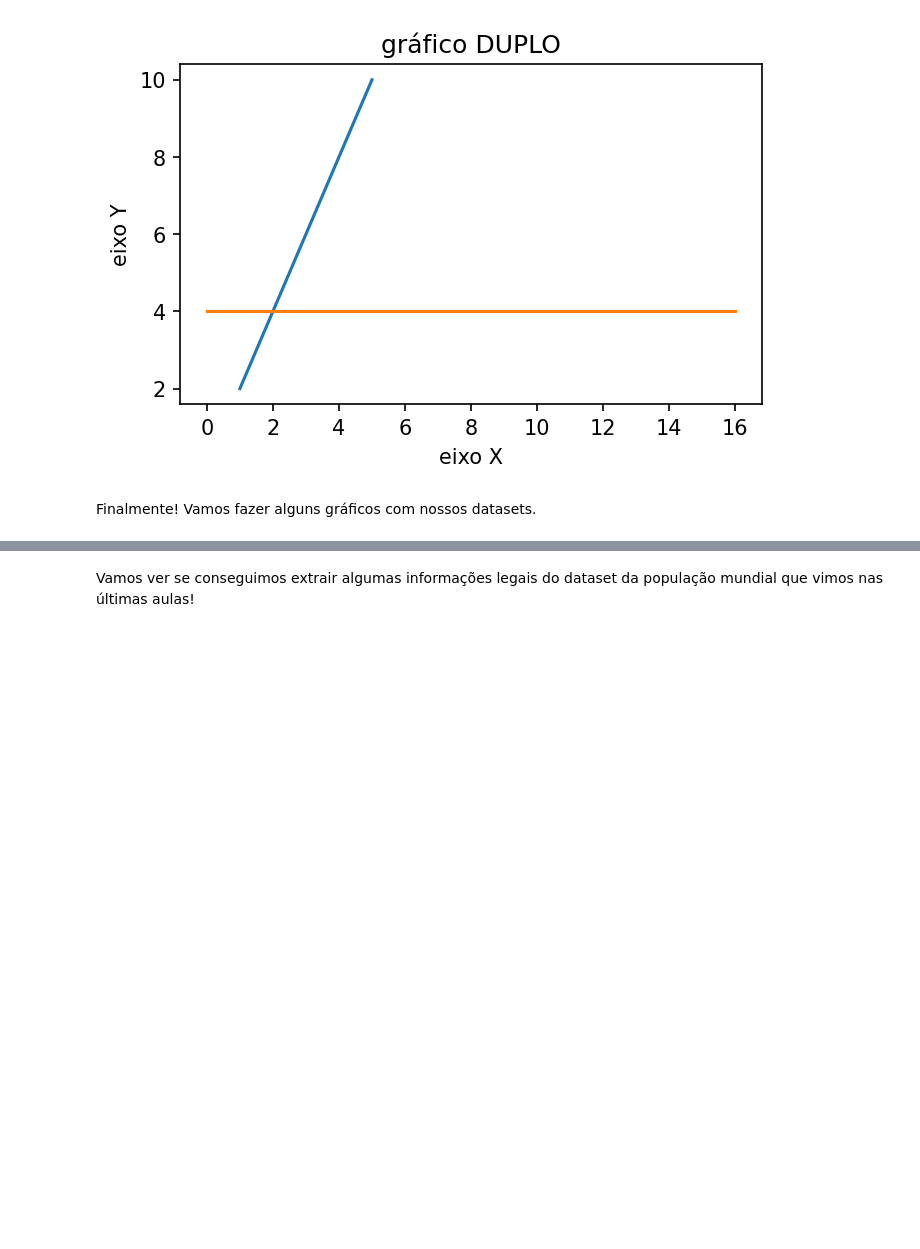
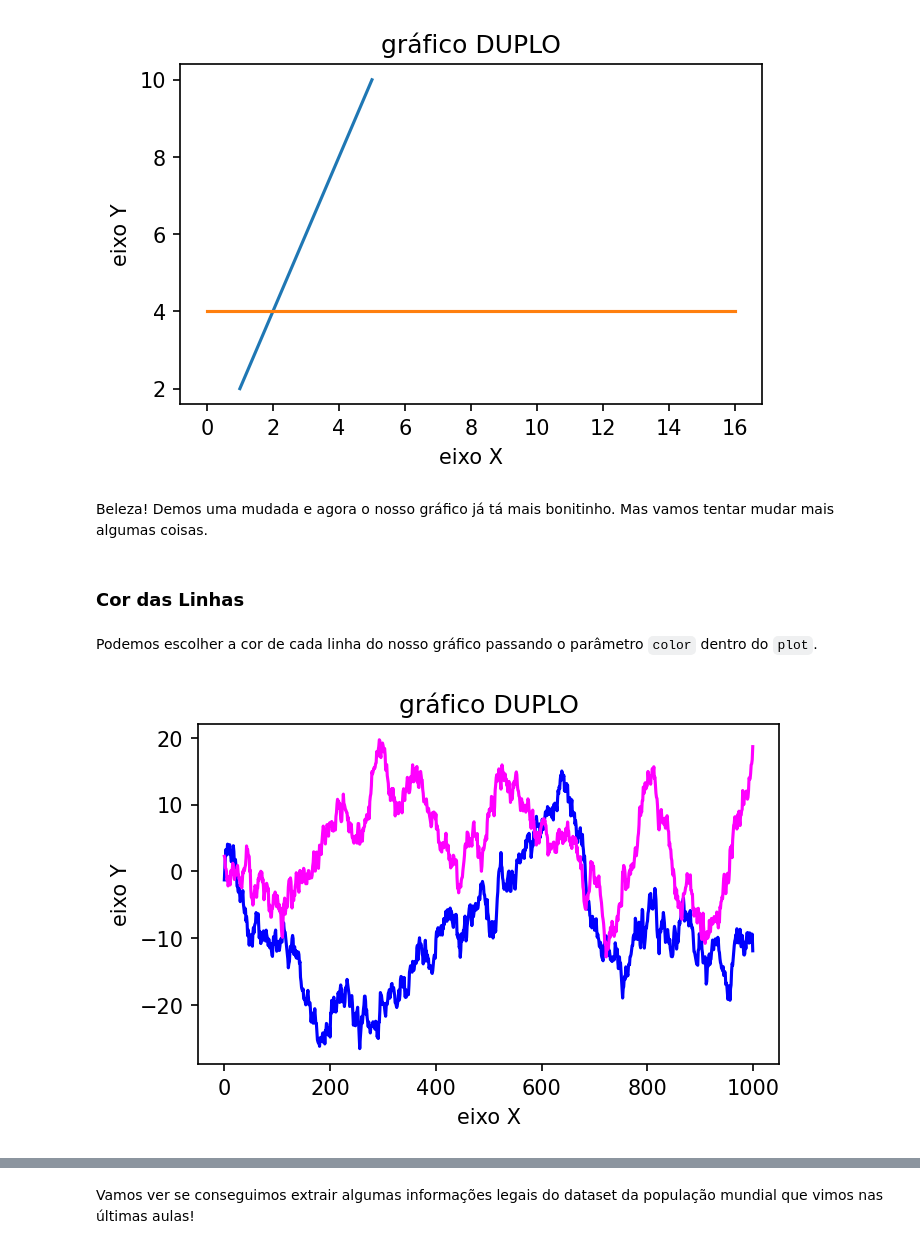
Before and after one commit to heitorhenriques/MiniCurso, a Jupyter notebook: Aula 4/Aula4.ipynb, the cells around one changed output, grey strips where cells are left out. Drawn from its saved outputs; the diff is of its cells as text; code cells hidden in the pictures; blank space fills up the shorter version.

```diff
--- a/Aula 4/Aula4.ipynb
+++ b/Aula 4/Aula4.ipynb
@@ -118,5 +118,24 @@ plt.ylabel('eixo Y')
 plt.show()
 # %% [output]
 [figure]
-# %% [markdown]
-Finalmente! Vamos fazer alguns gráficos com nossos datasets.
+# %% [markdown]
+Beleza! Demos uma mudada e agora o nosso gráfico já tá mais bonitinho. Mas vamos tentar mudar mais algumas coisas.
+# %% [markdown]
+### Cor das Linhas
+# %% [markdown]
+Podemos escolher a cor de cada linha do nosso gráfico passando o parâmetro `color` dentro do ``plot``.
+# %%
+plt.figure(figsize=(5,3), dpi=150)
+
+plt.plot((np.random.randn(1000).cumsum()), color="blue")
+plt.plot((np.random.randn(1000).cumsum()), color="magenta")
+
+plt.title('gráfico DUPLO')
+
+plt.xlabel('eixo X')
+
+plt.ylabel('eixo Y')
+
+plt.show()
+# %% [output]
+[figure, added]
```
Also changed, not shown: parts of 54 cells of this notebook.
